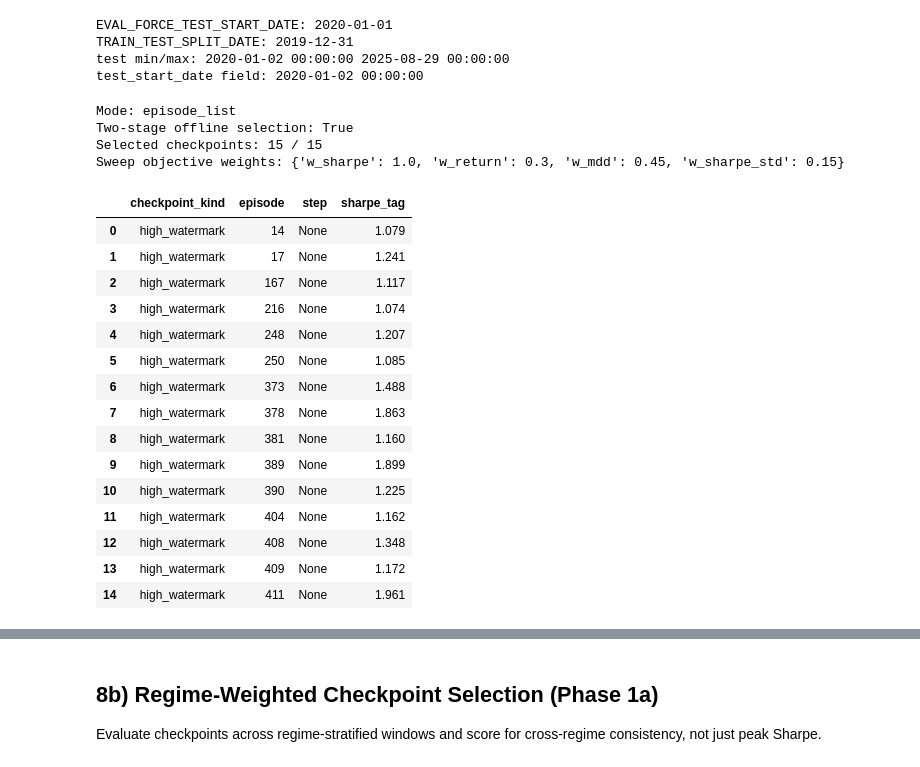
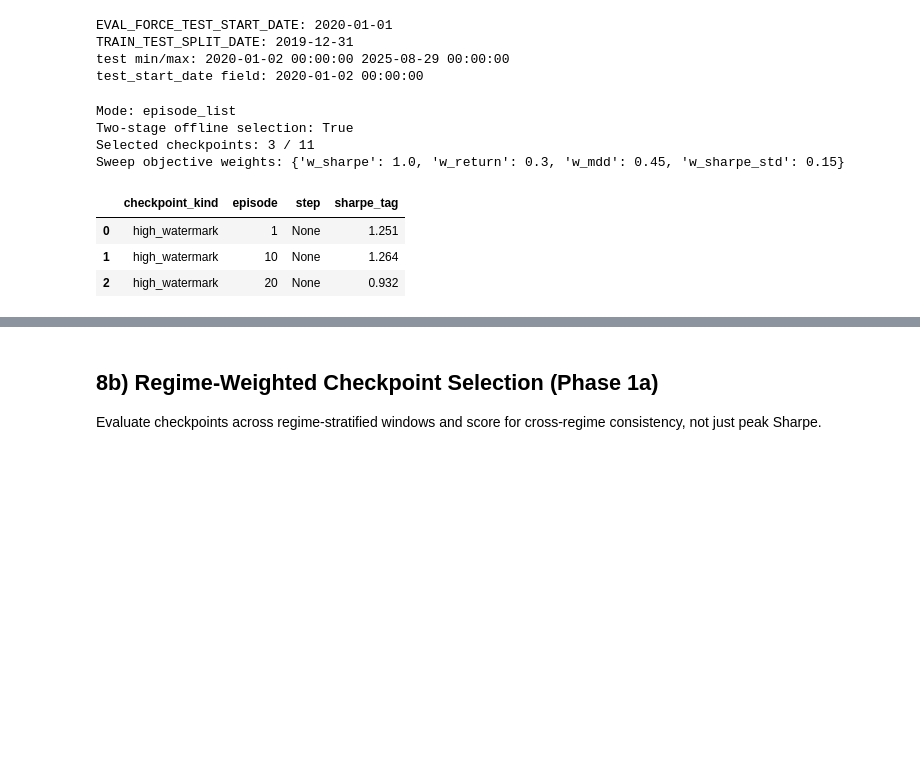
Before and after one commit to Dave-DKings/tcn_tape_vectorized_version, a Jupyter notebook: tcn_evaluation_only.ipynb, the cells around one changed output, grey strips where cells are left out. Saved outputs shown, nothing was run; the diff lists cells and outputs as text; code cells hidden in the pictures; blank space fills up the shorter version.

```diff
--- a/tcn_evaluation_only.ipynb
+++ b/tcn_evaluation_only.ipynb
@@ -1183,7 +1115,7 @@ test_start_date field: 2020-01-02 00:00:00
 EVAL_RUN_MODE = "episode_list"
 EVAL_INDEX_RANGE = (0, 9999)
 EVAL_EPISODE_RANGE = (1, 9999)
-EVAL_EPISODE_LIST = list(eval_ablation_ckpts['episode']) #[398, 422, 409, 408, 396, 374]
+EVAL_EPISODE_LIST = [1, 10, 20] #list(eval_ablation_ckpts['episode']) #[398, 422, 409, 408, 396, 374]
 
 # Optional: clear previous results each run
 EVAL_RESET_RESULTS = True
@@ -1219,49 +1151,37 @@ elif EVAL_RUN_MODE == "index_range":
 elif EVAL_RUN_MODE == "episode_range":
     ep0, ep1 = EVAL_EPISODE_RANGE
     tmp = eval_ablation_ckpts.copy()
     tmp["_ep_int"] = pd.to_numeric(tmp["episode"], errors="coerce")
     eval_run_ckpts = tmp[(tmp["_ep_int"] >= ep0) & (tmp["_ep_int"] <= ep1)].drop(columns=["_ep_int"]).copy()
 elif EVAL_RUN_MODE == "episode_list":
     want = set(int(x) for x in EVAL_EPISODE_LIST)
     tmp = eval_ablation_ckpts.copy()
     tmp["_ep_int"] = pd.to_numeric(tmp["episode"], errors="coerce").astype("Int64")
     eval_run_ckpts = tmp[tmp["_ep_int"].isin(want)].drop(columns=["_ep_int"]).copy()
 else:
     raise ValueError(f"Unknown EVAL_RUN_MODE: {EVAL_RUN_MODE}")
 
 eval_run_ckpts = eval_run_ckpts.reset_index(drop=True)
 
 print(f"Mode: {EVAL_RUN_MODE}")
 print(f"Two-stage offline selection: {EVAL_TWO_STAGE_OFFLINE_SELECTION}")
 print(f"Selected checkpoints: {len(eval_run_ckpts)} / {len(eval_ablation_ckpts)}")
 print("Sweep objective weights:", {
     "w_sharpe": EVAL_SWEEP_SHARPE_WEIGHT,
     "w_return": EVAL_SWEEP_RETURN_WEIGHT,
     "w_mdd": EVAL_SWEEP_MDD_WEIGHT,
     "w_sharpe_std": EVAL_SWEEP_SHARPE_STD_WEIGHT,
 })
 display(eval_run_ckpts[["checkpoint_kind", "episode", "step", "sharpe_tag"]].head(20))
 # %% [output]
 Mode: episode_list
 Two-stage offline selection: True
-Selected checkpoints: 15 / 15
+Selected checkpoints: 3 / 11
 Sweep objective weights: {'w_sharpe': 1.0, 'w_return': 0.3, 'w_mdd': 0.45, 'w_sharpe_std': 0.15}
 |  | checkpoint_kind | episode | step | sharpe_tag |
-| 0 | high_watermark | 14 | None | 1.079 |
-| 1 | high_watermark | 17 | None | 1.241 |
-| 2 | high_watermark | 167 | None | 1.117 |
-| 3 | high_watermark | 216 | None | 1.074 |
-| 4 | high_watermark | 248 | None | 1.207 |
-| 5 | high_watermark | 250 | None | 1.085 |
-| 6 | high_watermark | 373 | None | 1.488 |
-| 7 | high_watermark | 378 | None | 1.863 |
-| 8 | high_watermark | 381 | None | 1.160 |
-| 9 | high_watermark | 389 | None | 1.899 |
-| 10 | high_watermark | 390 | None | 1.225 |
-| 11 | high_watermark | 404 | None | 1.162 |
-| 12 | high_watermark | 408 | None | 1.348 |
-| 13 | high_watermark | 409 | None | 1.172 |
-| 14 | high_watermark | 411 | None | 1.961 |
+| 0 | high_watermark | 1 | None | 1.251 |
+| 1 | high_watermark | 10 | None | 1.264 |
+| 2 | high_watermark | 20 | None | 0.932 |
 # %%
 if EVAL_RESET_RESULTS or "eval_evaluations" not in globals():
     eval_evaluations = {}
```
Also changed, not shown: parts of 21 cells of this notebook, 9 other files.
